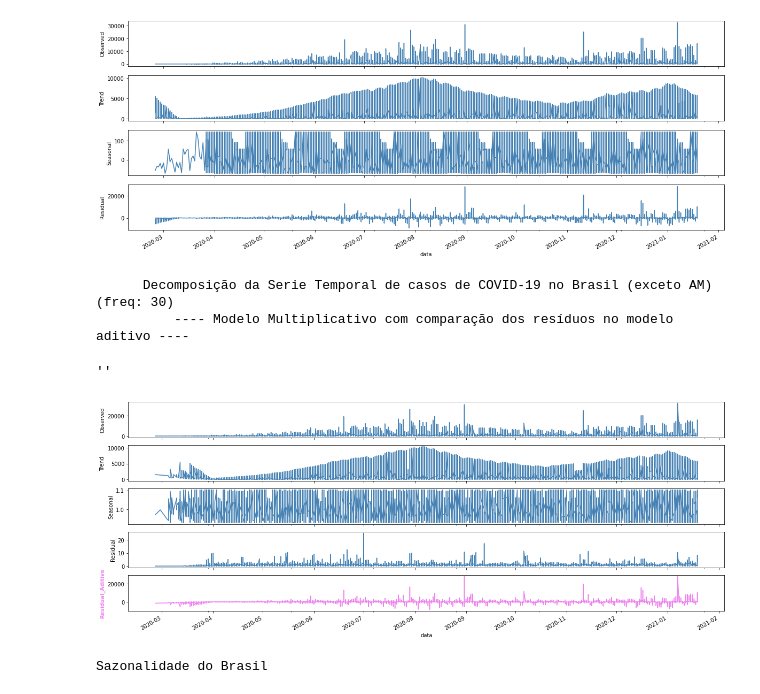
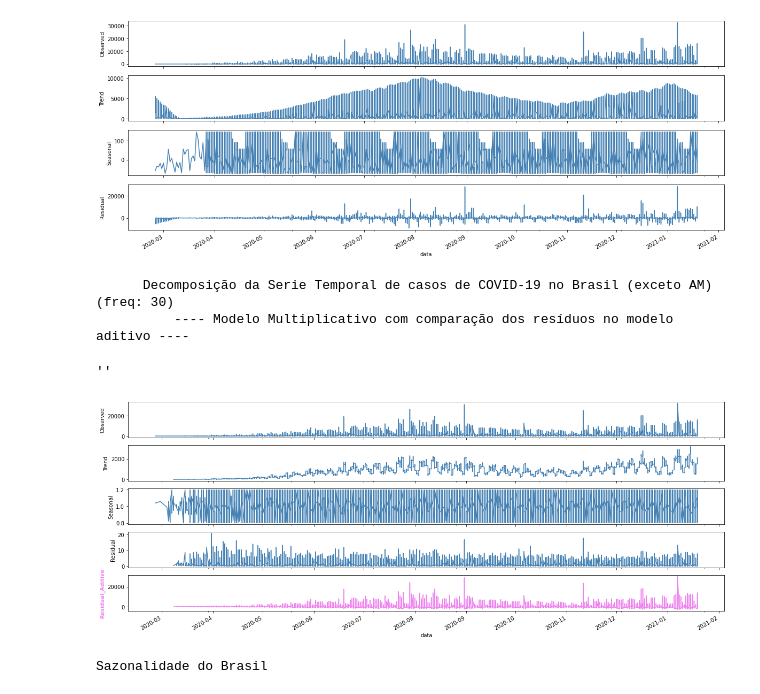
Before and after one commit to daianeklein/bootcamp-Alura, a Jupyter notebook: Desafio-Modulo4.ipynb, the cells around one changed output. Drawn from its saved outputs; the diff is of its cells as text; code cells hidden in the pictures.

```diff
--- a/Desafio-Modulo4.ipynb
+++ b/Desafio-Modulo4.ipynb
@@ -951,36 +957,36 @@ axes[3].set_ylabel('Residual');
  - - - - - - - Decomposição da Serie Temporal de casos de COVID-19 no Brasil (exceto AM) (freq: 30) - - - - - - - -
 [figure]
 # %%
-decomposicaobr = seasonal_decompose(covid_br[covid_br['casosNovos'] > 0][['data', 'casosNovos']].set_index('data'),
+decomposicaobr = seasonal_decompose(covid_br[covid_br['casosNovos'] > 0][['data', 'casosNovos']].set_index('data').sort_index(),
                                     model = 'multiplicative', freq=30)
 
-decomposicaom = seasonal_decompose(covid_br[covid_br['casosNovos'] > 0][['data', 'casosNovos']].set_index('data'),
+decomposicaom = seasonal_decompose(covid_br[covid_br['casosNovos'] > 0][['data', 'casosNovos']].set_index('data').sort_index(),
                                     model = 'aditive', freq=30)
 
 
 fig, axes = plt.subplots(5, 1, sharex=True)
 
 print('')
 print('      Decomposição da Serie Temporal de casos de COVID-19 no Brasil (exceto AM) (freq: 30)     ')
 print('          ---- Modelo Multiplicativo com comparação dos resíduos no modelo aditivo ---- ')
 
 decomposicaobr.observed.plot(ax=axes[0], legend=False, color='steelblue', figsize=(20,8))
 axes[0].set_ylabel('Observed')
 decomposicaobr.trend.plot(ax=axes[1], legend=False, color='steelblue')
 axes[1].set_ylabel('Trend')
 decomposicaobr.seasonal.plot(ax=axes[2], legend=False, color='steelblue', figsize=(20,8))
 axes[2].set_ylabel('Seasonal')
 decomposicaobr.resid.plot(ax=axes[3], legend=False, color='steelblue')
 axes[3].set_ylabel('Residual');
 
 decomposicaom.resid.plot(ax=axes[4], legend=False, color='violet')
 axes[4].set_ylabel('Residual_Aditive', color = 'violet', fontweight ='bold')
 ;
 # %% [output]
       Decomposição da Serie Temporal de casos de COVID-19 no Brasil (exceto AM) (freq: 30)
           ---- Modelo Multiplicativo com comparação dos resíduos no modelo aditivo ----
 ''
-[figure, old version]
+[figure, new version]
 # %%
 print('Sazonalidade do Brasil')
 
```
Also changed, not shown: parts of 15 cells of this notebook.
